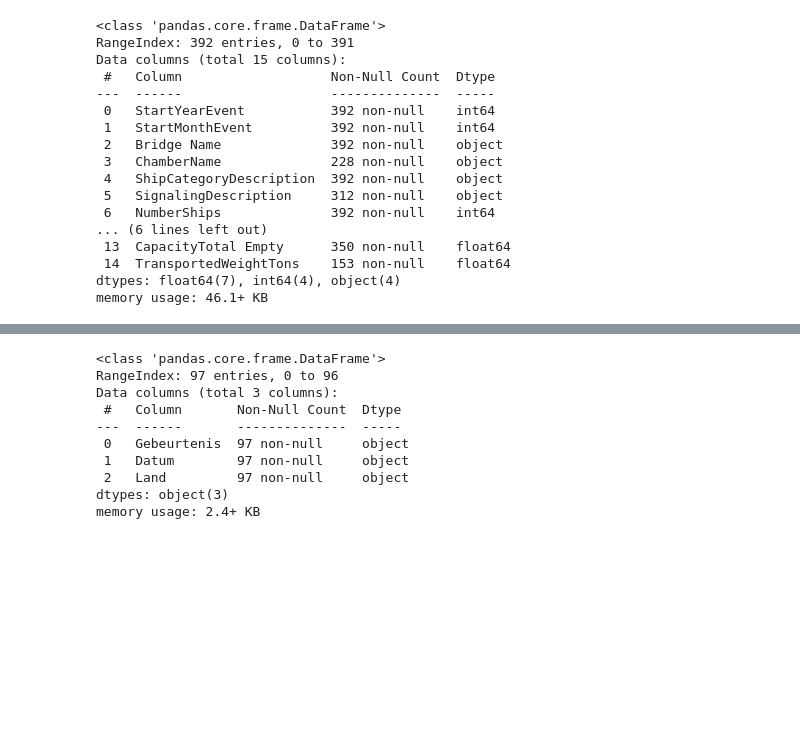
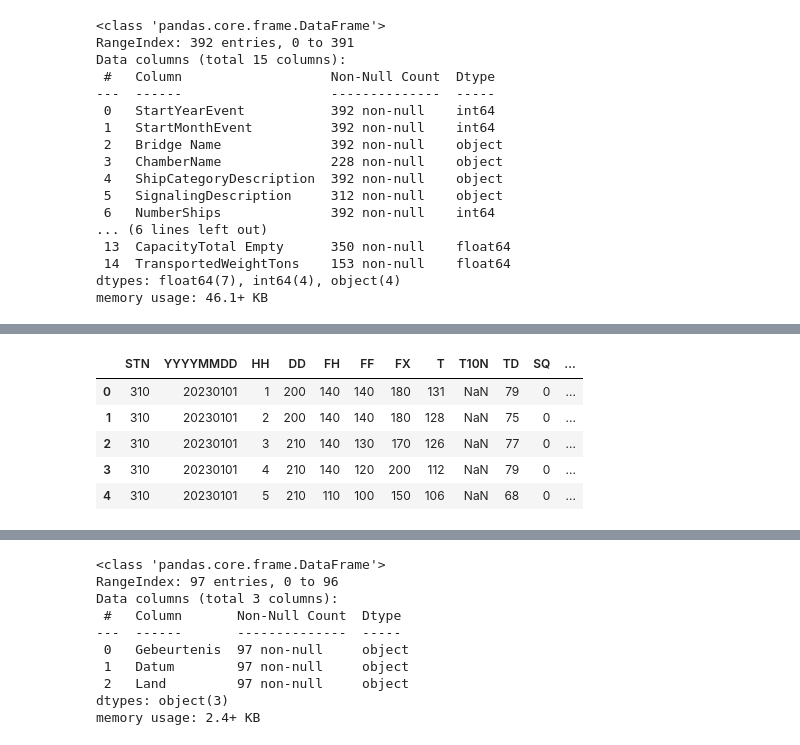
Before and after one commit to NikolaySirenko/datafest2024, a Jupyter notebook: code/preprocessing.ipynb, the cells around one changed output, grey strips where cells are left out. Saved outputs shown, nothing was run; the diff lists cells and outputs as text; code cells hidden in the pictures; blank space fills up the shorter version.

```diff
--- a/code/preprocessing.ipynb
+++ b/code/preprocessing.ipynb
@@ -132,3 +132,7 @@ Data columns (total 15 columns):
  14  TransportedWeightTons    153 non-null    float64
 dtypes: float64(7), int64(4), object(4)
 memory usage: 46.1+ KB
+# %%
+df_file_path = (csv_files[5])
+df = pd.read_csv(df_file_path, delimiter=',')
+df.info()
@@ -134,0 +157,9 @@ memory usage: 46.1+ KB
+# %%
+df.head()
+# %% [output]
+|  | STN | YYYYMMDD | HH | DD | FH | FF | FX | T | T10N | TD | SQ | ... |
+| 0 | 310 | 20230101 | 1 | 200 | 140 | 140 | 180 | 131 | NaN | 79 | 0 | ... |
+| 1 | 310 | 20230101 | 2 | 200 | 140 | 140 | 180 | 128 | NaN | 75 | 0 | ... |
+| 2 | 310 | 20230101 | 3 | 210 | 140 | 130 | 170 | 126 | NaN | 77 | 0 | ... |
+| 3 | 310 | 20230101 | 4 | 210 | 140 | 120 | 200 | 112 | NaN | 79 | 0 | ... |
+| 4 | 310 | 20230101 | 5 | 210 | 110 | 100 | 150 | 106 | NaN | 68 | 0 | ... |
```
Also changed, not shown: parts of 7 cells of this notebook, 3 other files.
